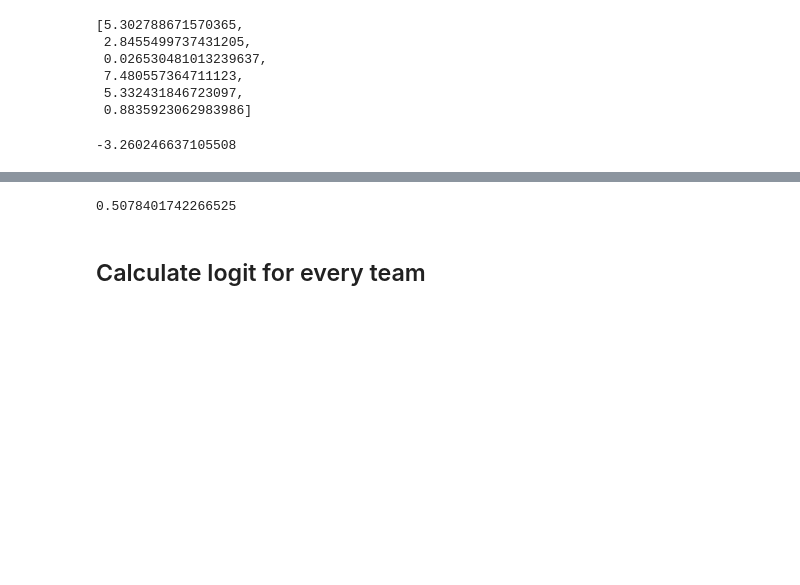
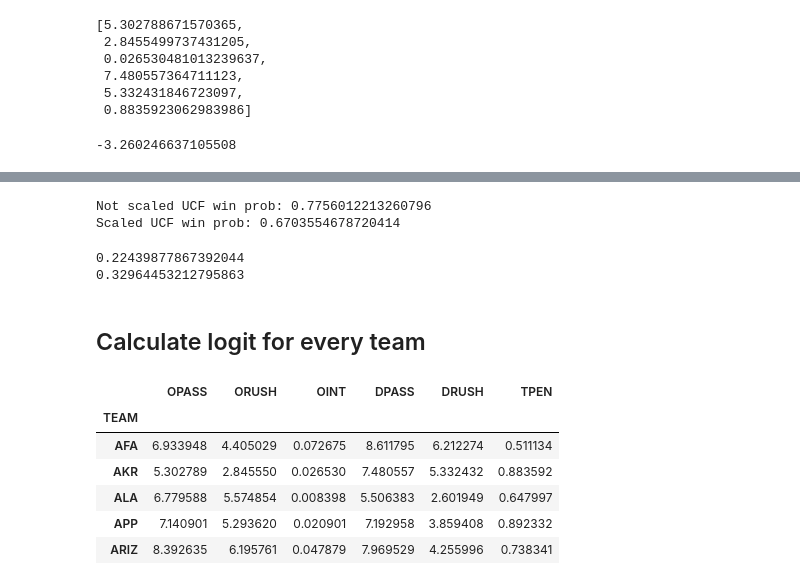
Before and after one commit to Roachns/Football_Forecasters, a Jupyter notebook: Notebooks/logit_calc.ipynb, the cells around one changed output, grey strips where cells are left out. Saved outputs shown, nothing was run; the diff lists cells and outputs as text; code cells hidden in the pictures; blank space fills up the shorter version.

```diff
--- a/logit_calc.ipynb
+++ b/Notebooks/logit_calc.ipynb
@@ -86,11 +125,32 @@ prob
-# %%
-1-prob
-# %% [output]
-0.5078401742266525
+# %%
+prob = odds/(1+odds)
+prob_s = odds_s/(1+odds_s)
+
+print(f'Not scaled UCF win prob: {prob}')
+print(f'Scaled UCF win prob: {prob_s}')
+# %% [output]
+Not scaled UCF win prob: 0.7756012213260796
+Scaled UCF win prob: 0.6703554678720414
+# %%
+print(1-prob)
+print(1-prob_s)
+# %% [output]
+0.22439877867392044
+0.32964453212795863
 # %% [markdown]
 ## Calculate logit for every team
 # %%
 data = data.set_index('TEAM')
+# %%
+data.head()
+# %% [output]
+|  | OPASS | ORUSH | OINT | DPASS | DRUSH | TPEN |
+| TEAM |  |  |  |  |  |  |
+| AFA | 6.933948 | 4.405029 | 0.072675 | 8.611795 | 6.212274 | 0.511134 |
+| AKR | 5.302789 | 2.845550 | 0.026530 | 7.480557 | 5.332432 | 0.883592 |
+| ALA | 6.779588 | 5.574854 | 0.008398 | 5.506383 | 2.601949 | 0.647997 |
+| APP | 7.140901 | 5.293620 | 0.020901 | 7.192958 | 3.859408 | 0.892332 |
+| ARIZ | 8.392635 | 6.195761 | 0.047879 | 7.969529 | 4.255996 | 0.738341 |
 # %%
 team_logit = []
 
```
Also changed, not shown: parts of 13 cells of this notebook, 13 other files.
